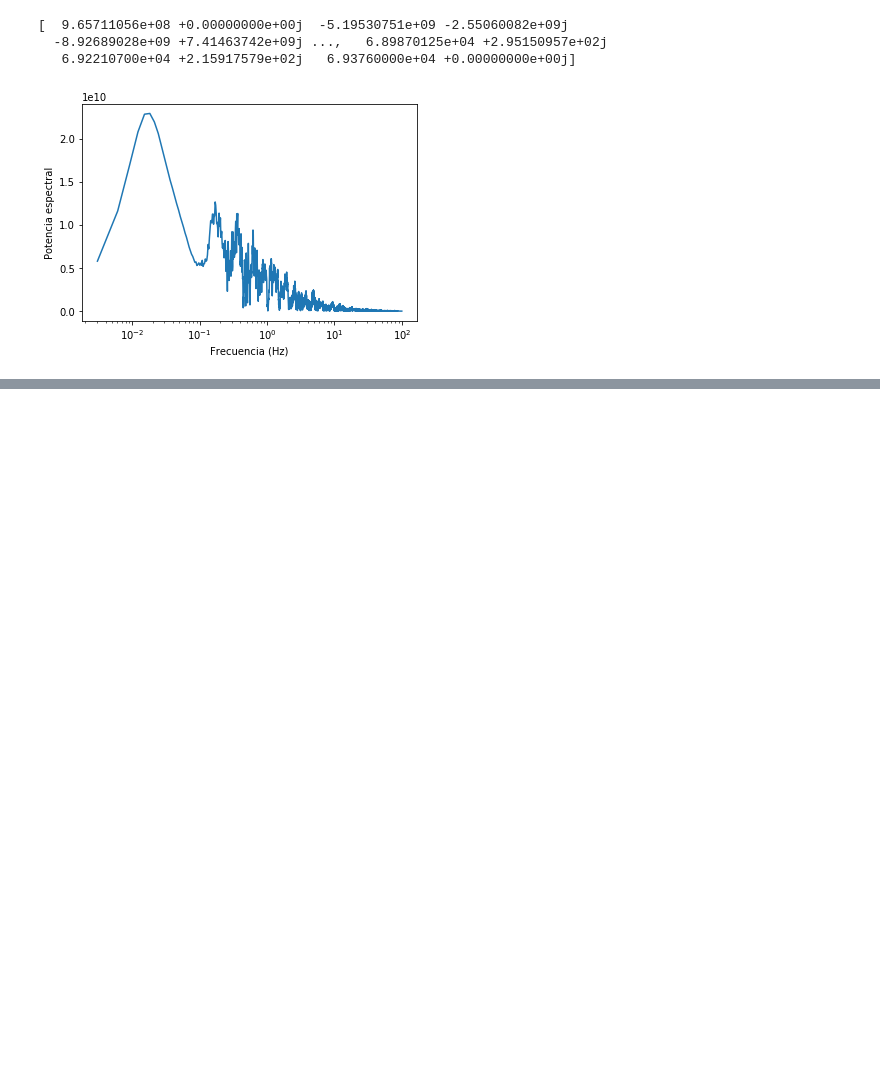
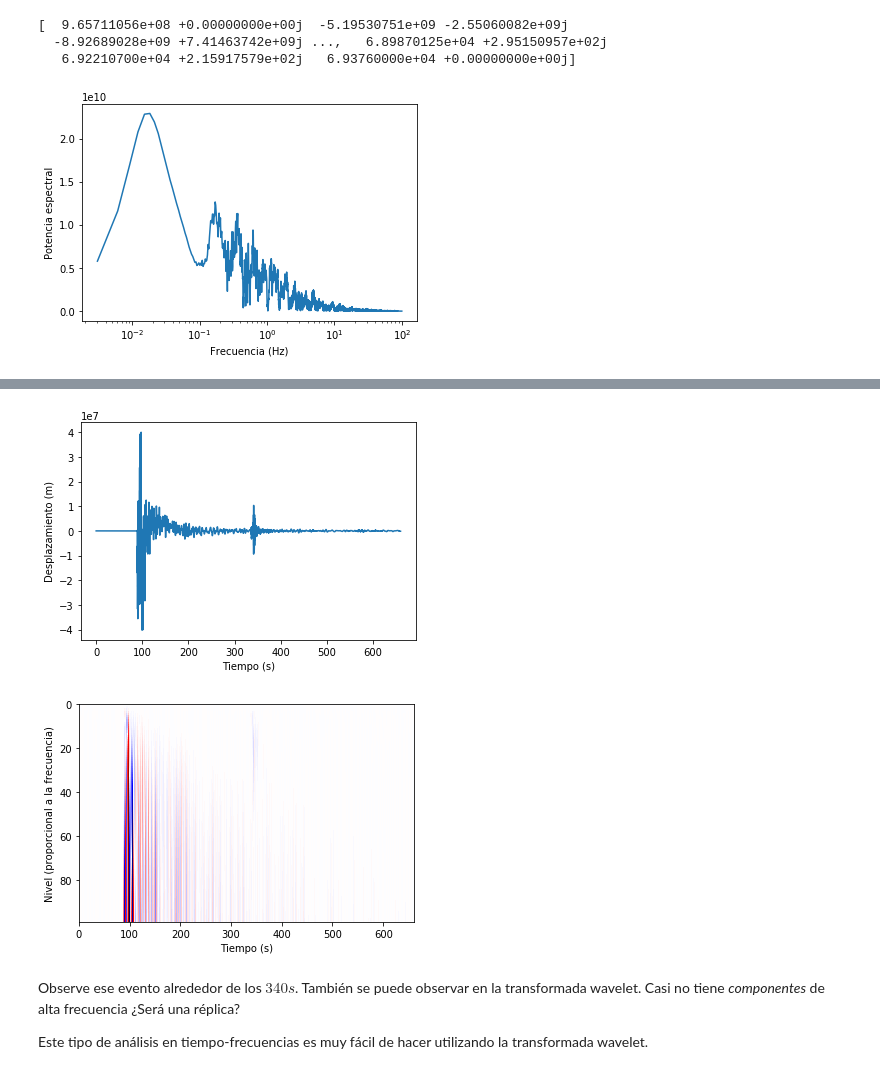
Before and after one commit to CNCA-CeNAT/capacitaciones, a Jupyter notebook: python/sismologia/Obspy2-Flujo_estandar.ipynb, the cells around one changed output, grey strips where cells are left out. Drawn from its saved outputs; the diff is of its cells as text; code cells hidden in the pictures; blank space fills up the shorter version.

Commit message:
obspy, experimento1

```diff
--- a/python/sismologia/Obspy2-Flujo_estandar.ipynb
+++ b/python/sismologia/Obspy2-Flujo_estandar.ipynb
@@ -81,0 +112,27 @@ plt.show()
+# %%
+from scipy import signal
+import matplotlib.pyplot as plt
+import numpy as np
+
+jaco_wave = obspy.read('datos/jaco-solo_jaco.tar.mseed')
+resp = obspy.read_inventory('datos/jaco-solo_jaco.dataless')
+
+jaco_wave = pre_process(jaco_wave, resp, freq=100)
+plt.plot(np.linspace(0,660, len(jaco_wave[0].data)), jaco_wave[0].data)
+plt.xlabel('Tiempo (s)')
+plt.ylabel('Desplazamiento (m)')
+plt.show()
+
+niveles = np.arange(1,100)
+jaco_cwt = signal.cwt(jaco_wave[0].data, signal.ricker, niveles)
+plt.imshow(jaco_cwt, aspect='auto', extent=[0,660,99,0], cmap='seismic', vmax=abs(jaco_cwt).max(), vmin=-abs(jaco_cwt).max())
+plt.xlabel('Tiempo (s)')
+plt.ylabel('Nivel (proporcional a la frecuencia)')
+plt.show()
+# %% [output]
+[figure, added]
+[figure, added]
+# %% [markdown]
+Observe ese evento alrededor de los $340 s$. También se puede observar en la transformada wavelet. Casi no tiene *componentes* de alta frecuencia ¿Será una réplica?
+
+Este tipo de análisis en tiempo-frecuencias es muy fácil de hacer utilizando la transformada wavelet.
```
Also changed, not shown: parts of 7 cells of this notebook, 1 other file.
